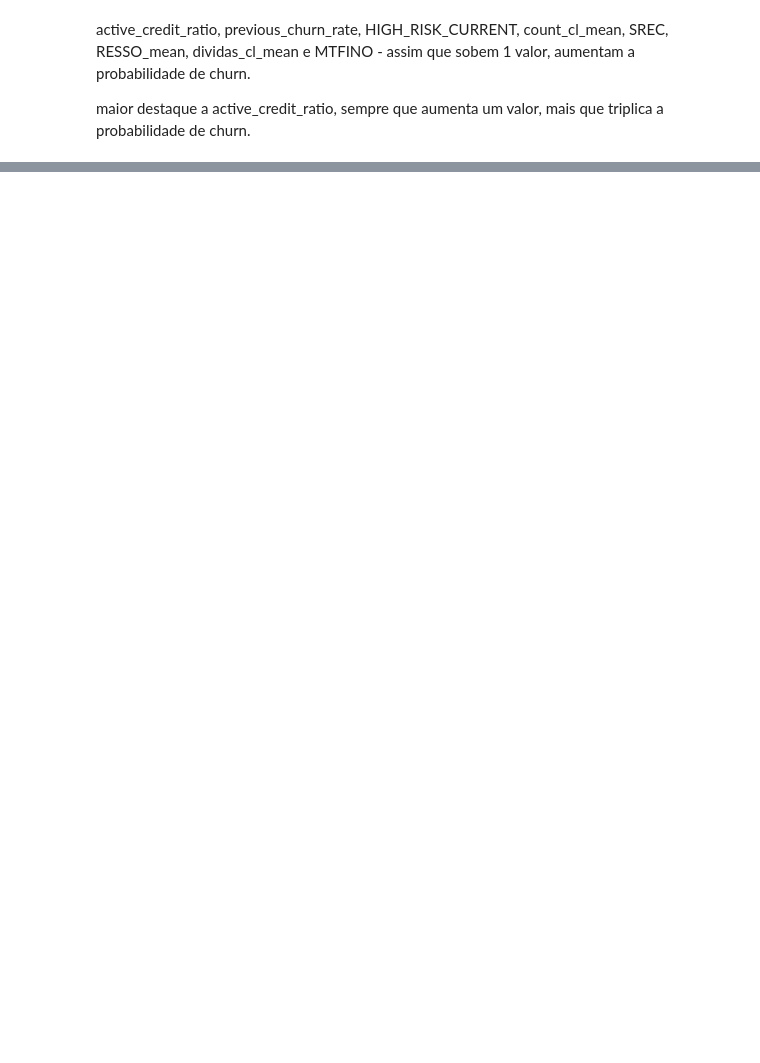
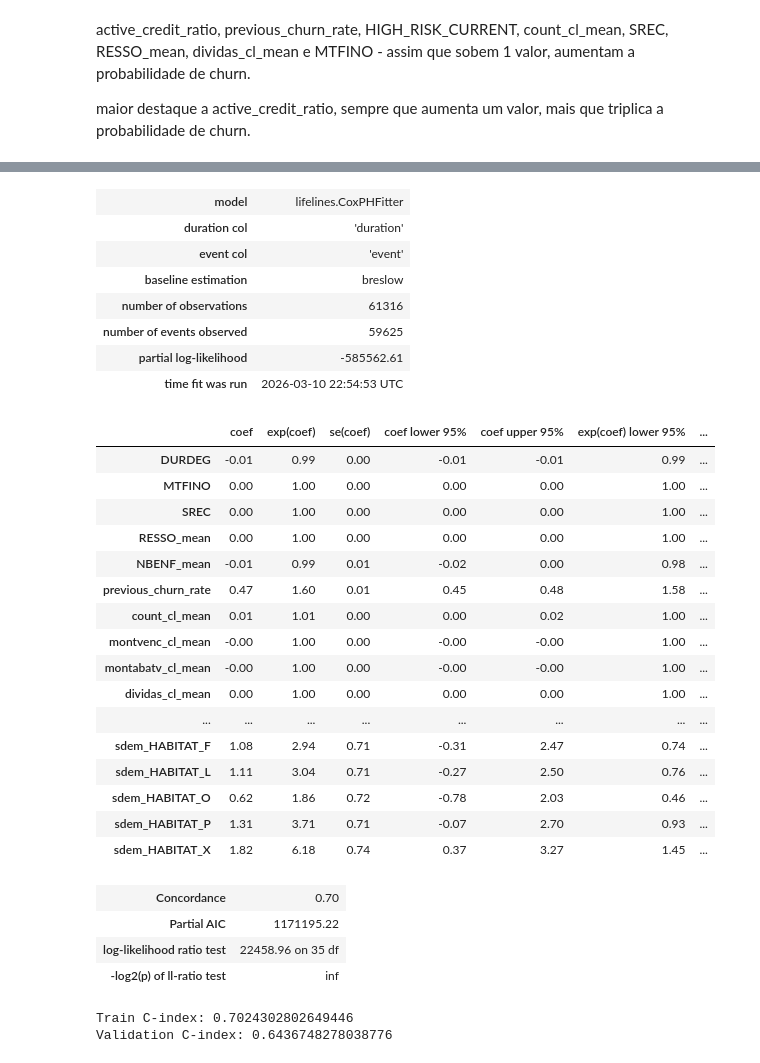
Before and after one commit to Alanog10/BNP-Paribas, a Jupyter notebook: Classification João.ipynb, the cells around one changed output, grey strips where cells are left out. Drawn from its saved outputs; the diff is of its cells as text; code cells hidden in the pictures; blank space fills up the shorter version.

```diff
--- a/Classification João.ipynb
+++ b/Classification João.ipynb
@@ -561,0 +584,13 @@ maior destaque a active_credit_ratio, sempre que aumenta um valor, mais que trip
+# %%
+train_cat, val_cat = train_cat.align(val_cat, join="left", axis=1, fill_value=0) #garantir mesmas colunas em train e val
+# %%
+X_train_full = pd.concat([X_train, train_cat], axis=1)
+X_val_full = pd.concat([X_val, val_cat], axis=1)
+# %%
+train_survival_full = pd.concat([X_train_full, train_data[['duration','event']]],axis=1)
+
+val_survival_full = pd.concat([X_val_full, val_data[['duration','event']]],axis=1)
+# %%
+cph_full = CoxPHFitter()
+
+cph_full.fit(train_survival_full, duration_col='duration', event_col='event')
@@ -561,0 +620,40 @@ maior destaque a active_credit_ratio, sempre que aumenta um valor, mais que trip
+# %%
+cph_full.print_summary()
+# %% [output]
+| model | lifelines.CoxPHFitter |
+| duration col | 'duration' |
+| event col | 'event' |
+| baseline estimation | breslow |
+| number of observations | 61316 |
+| number of events observed | 59625 |
+| partial log-likelihood | -585562.61 |
+| time fit was run | 2026-03-10 22:54:53 UTC |
+|  | coef | exp(coef) | se(coef) | coef lower 95% | coef upper 95% | exp(coef) lower 95% | ... |
+| DURDEG | -0.01 | 0.99 | 0.00 | -0.01 | -0.01 | 0.99 | ... |
+| MTFINO | 0.00 | 1.00 | 0.00 | 0.00 | 0.00 | 1.00 | ... |
+| SREC | 0.00 | 1.00 | 0.00 | 0.00 | 0.00 | 1.00 | ... |
+| RESSO_mean | 0.00 | 1.00 | 0.00 | 0.00 | 0.00 | 1.00 | ... |
+| NBENF_mean | -0.01 | 0.99 | 0.01 | -0.02 | 0.00 | 0.98 | ... |
+| previous_churn_rate | 0.47 | 1.60 | 0.01 | 0.45 | 0.48 | 1.58 | ... |
+| count_cl_mean | 0.01 | 1.01 | 0.00 | 0.00 | 0.02 | 1.00 | ... |
+| montvenc_cl_mean | -0.00 | 1.00 | 0.00 | -0.00 | -0.00 | 1.00 | ... |
+| montabatv_cl_mean | -0.00 | 1.00 | 0.00 | -0.00 | -0.00 | 1.00 | ... |
+| dividas_cl_mean | 0.00 | 1.00 | 0.00 | 0.00 | 0.00 | 1.00 | ... |
+| ... | ... | ... | ... | ... | ... | ... | ... |
+| sdem_HABITAT_F | 1.08 | 2.94 | 0.71 | -0.31 | 2.47 | 0.74 | ... |
+| sdem_HABITAT_L | 1.11 | 3.04 | 0.71 | -0.27 | 2.50 | 0.76 | ... |
+| sdem_HABITAT_O | 0.62 | 1.86 | 0.72 | -0.78 | 2.03 | 0.46 | ... |
+| sdem_HABITAT_P | 1.31 | 3.71 | 0.71 | -0.07 | 2.70 | 0.93 | ... |
+| sdem_HABITAT_X | 1.82 | 6.18 | 0.74 | 0.37 | 3.27 | 1.45 | ... |
+| Concordance | 0.70 |
+| Partial AIC | 1171195.22 |
+| log-likelihood ratio test | 22458.96 on 35 df |
+| -log2(p) of ll-ratio test | inf |
+# %%
+train_cindex_full = cph_full.concordance_index_
+val_cindex_full = cph_full.score(val_survival_full, scoring_method="concordance_index")
+print("Train C-index:", train_cindex_full)
+print("Validation C-index:", val_cindex_full)
+# %% [output]
+Train C-index: 0.7024302802649446
+Validation C-index: 0.6436748278038776
```
Also changed, not shown: parts of 10 cells of this notebook.
